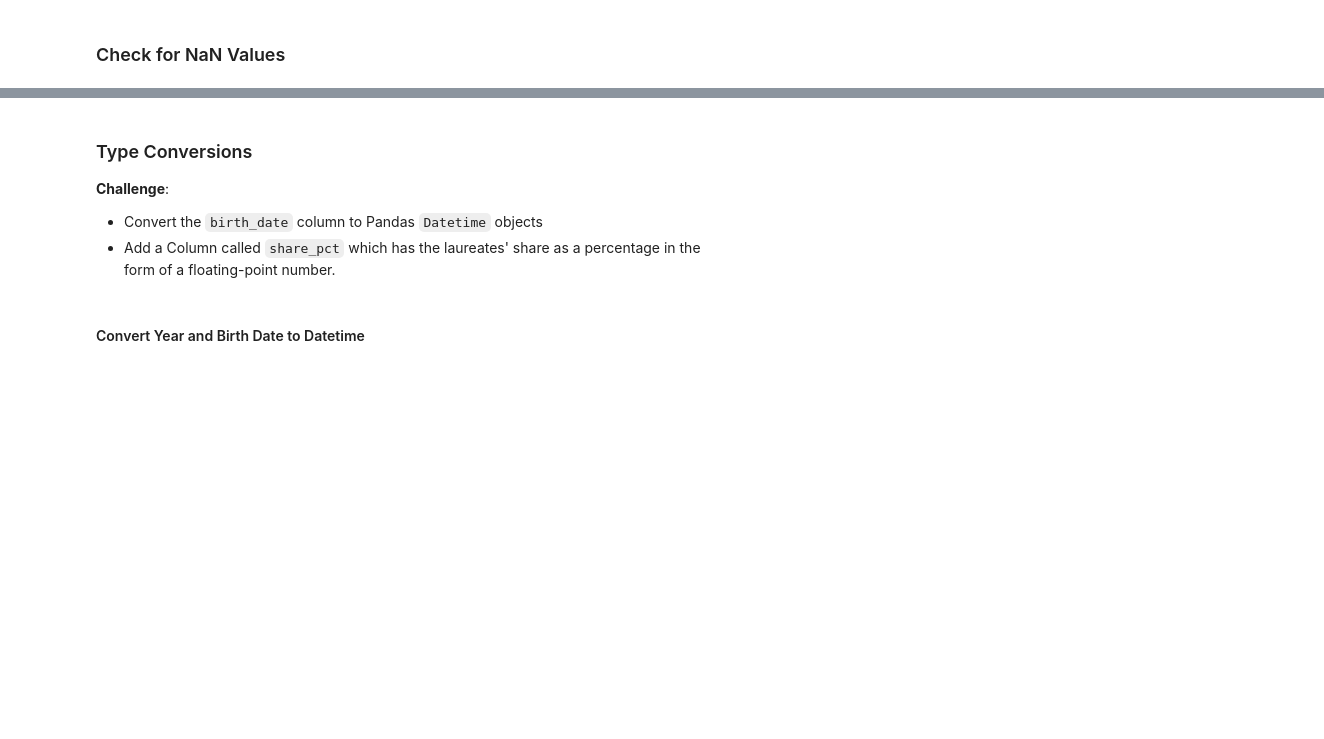
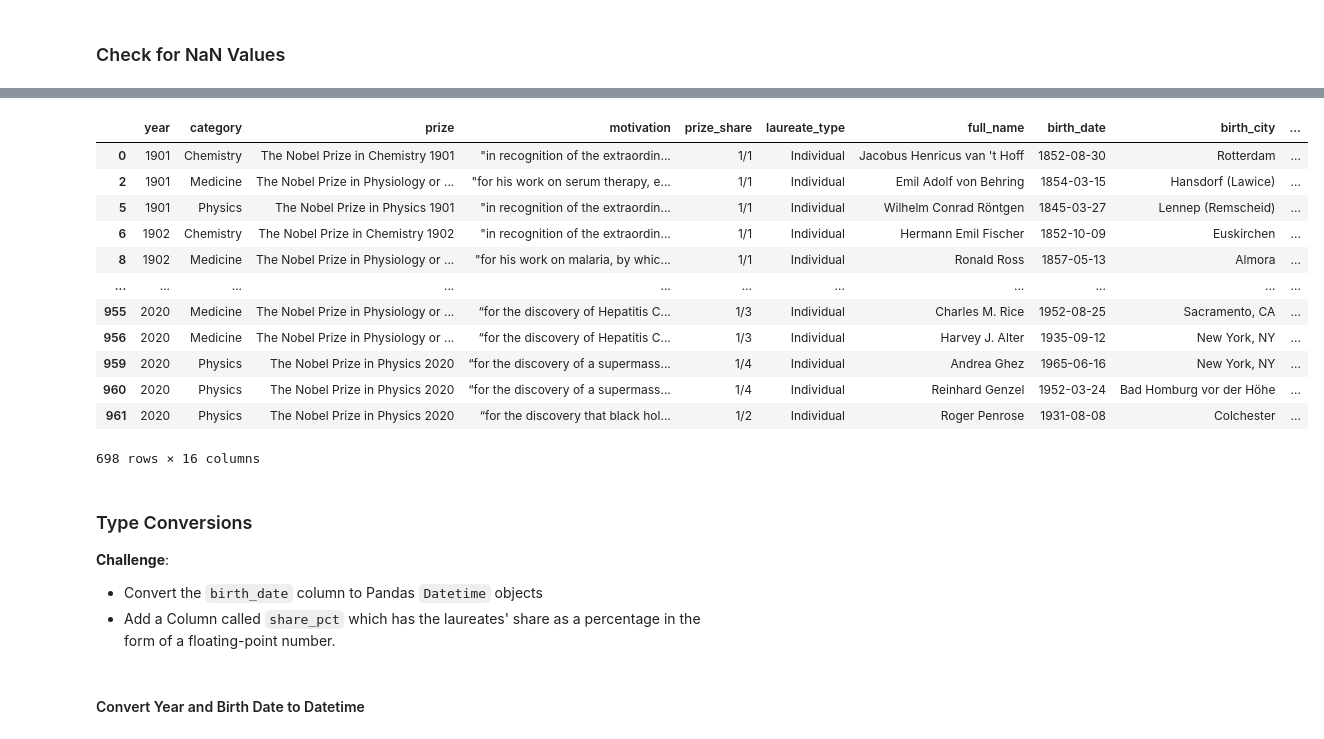
Before and after one commit to nico-Zero/Python, a Jupyter notebook: New_Shit__/Angela_Yu__/Day_79_Nobal_price_Analysis/Nobel_Prize_Analysis_(start).ipynb, the cells around one changed output, grey strips where cells are left out. Drawn from its saved outputs; the diff is of its cells as text; code cells hidden in the pictures; blank space fills up the shorter version.

```diff
--- a/New_Shit__/Angela_Yu__/Day_79_Nobal_price_Analysis/Nobel_Prize_Analysis_(start).ipynb
+++ b/New_Shit__/Angela_Yu__/Day_79_Nobal_price_Analysis/Nobel_Prize_Analysis_(start).ipynb
@@ -63,4 +122,4 @@ df_data
 # %%
-df_data.drop_duplicates('prize',inplace=True)
+df_data.drop_duplicates(inplace=True)
 # %% [markdown]
 ### Check for NaN Values
@@ -67,8 +138,27 @@ df_data.drop_duplicates('prize',inplace=True)
+# %%
+df_data.dropna(inplace=True)
+# %%
+df_data
+# %% [output]
+|  | year | category | prize | motivation | prize_share | laureate_type | full_name | birth_date | birth_city | ... |
+| 0 | 1901 | Chemistry | The Nobel Prize in Chemistry 1901 | "in recognition of the extraordin... | 1/1 | Individual | Jacobus Henricus van 't Hoff | 1852-08-30 | Rotterdam | ... |
+| 2 | 1901 | Medicine | The Nobel Prize in Physiology or ... | "for his work on serum therapy, e... | 1/1 | Individual | Emil Adolf von Behring | 1854-03-15 | Hansdorf (Lawice) | ... |
+| 5 | 1901 | Physics | The Nobel Prize in Physics 1901 | "in recognition of the extraordin... | 1/1 | Individual | Wilhelm Conrad Röntgen | 1845-03-27 | Lennep (Remscheid) | ... |
+| 6 | 1902 | Chemistry | The Nobel Prize in Chemistry 1902 | "in recognition of the extraordin... | 1/1 | Individual | Hermann Emil Fischer | 1852-10-09 | Euskirchen | ... |
+| 8 | 1902 | Medicine | The Nobel Prize in Physiology or ... | "for his work on malaria, by whic... | 1/1 | Individual | Ronald Ross | 1857-05-13 | Almora | ... |
+| ... | ... | ... | ... | ... | ... | ... | ... | ... | ... | ... |
+| 955 | 2020 | Medicine | The Nobel Prize in Physiology or ... | “for the discovery of Hepatitis C... | 1/3 | Individual | Charles M. Rice | 1952-08-25 | Sacramento, CA | ... |
+| 956 | 2020 | Medicine | The Nobel Prize in Physiology or ... | “for the discovery of Hepatitis C... | 1/3 | Individual | Harvey J. Alter | 1935-09-12 | New York, NY | ... |
+| 959 | 2020 | Physics | The Nobel Prize in Physics 2020 | “for the discovery of a supermass... | 1/4 | Individual | Andrea Ghez | 1965-06-16 | New York, NY | ... |
+| 960 | 2020 | Physics | The Nobel Prize in Physics 2020 | “for the discovery of a supermass... | 1/4 | Individual | Reinhard Genzel | 1952-03-24 | Bad Homburg vor der Höhe | ... |
+| 961 | 2020 | Physics | The Nobel Prize in Physics 2020 | “for the discovery that black hol... | 1/2 | Individual | Roger Penrose | 1931-08-08 | Colchester | ... |
+698 rows × 16 columns
 # %% [markdown]
 ### Type Conversions
 
 **Challenge**:
-* Convert the `birth_date` column to Pandas `Datetime` objects
-* Add a Column called `share_pct` which has the laureates' share as a percentage in the form of a floating-point number.
+
+-   Convert the `birth_date` column to Pandas `Datetime` objects
+-   Add a Column called `share_pct` which has the laureates' share as a percentage in the form of a floating-point number.
 # %% [markdown]
 #### Convert Year and Birth Date to Datetime
```
Also changed, not shown: parts of 29 cells of this notebook.
